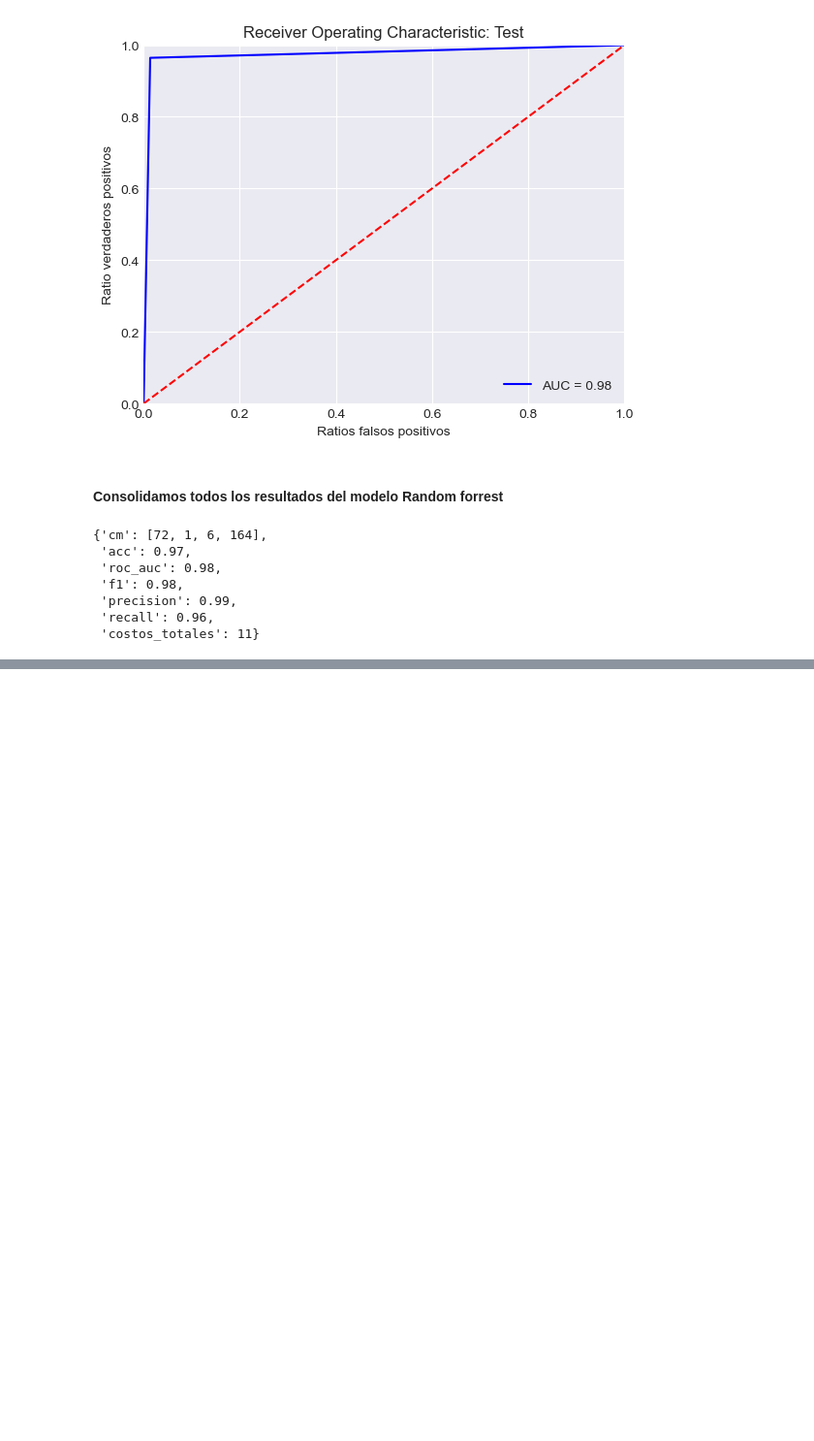
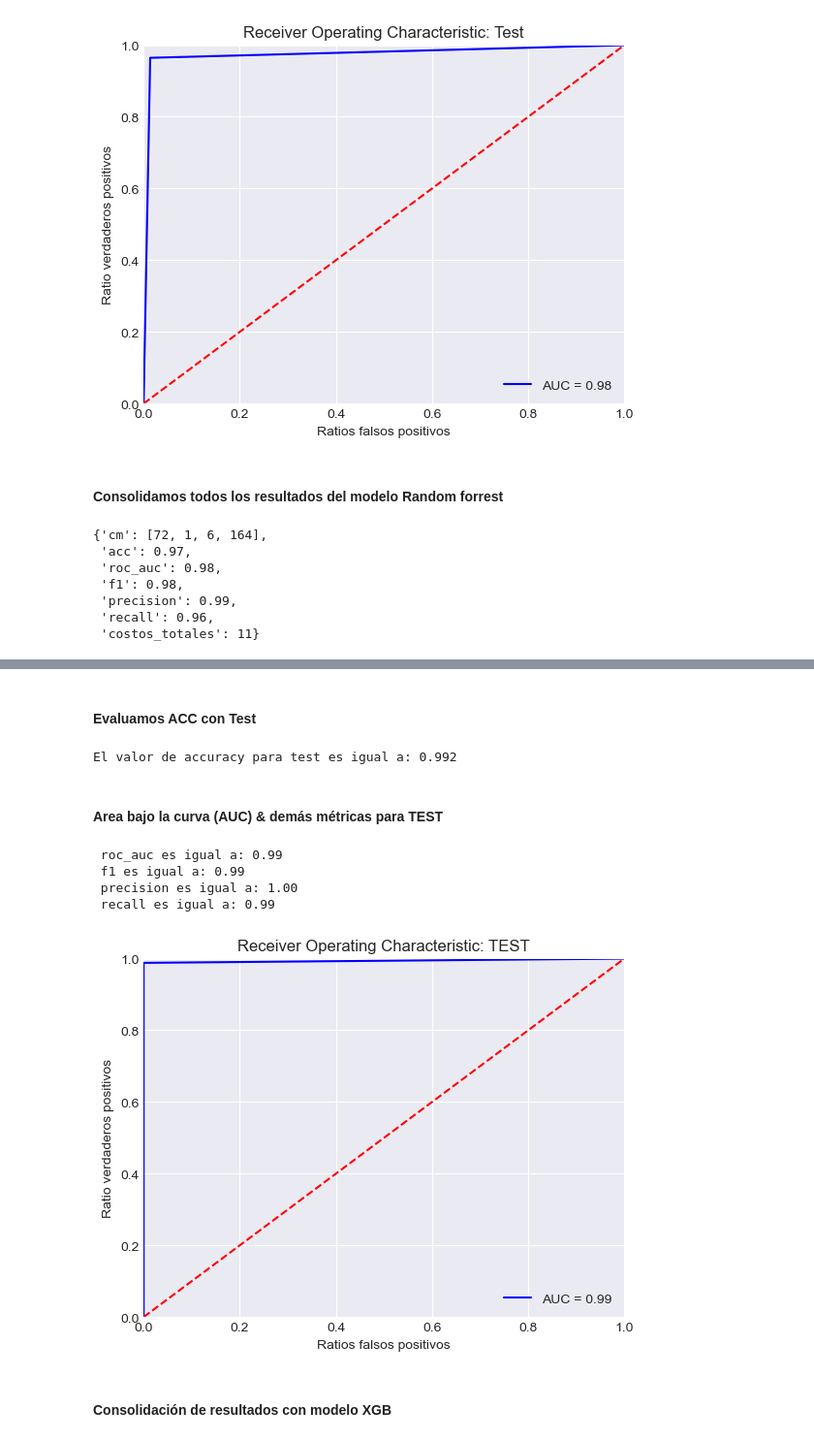
Before and after one commit to choppeb7/PC3-MBIT-AI, a Jupyter notebook: 03_Modelado.ipynb, the cells around one changed output, grey strips where cells are left out. Shown at 97% size. Drawn from its saved outputs; the diff is of its cells as text; code cells hidden in the pictures; blank space fills up the shorter version.

```diff
--- a/03_Modelado.ipynb
+++ b/03_Modelado.ipynb
@@ -913,0 +966,3 @@ c:\Users\CHOPPE\Documents\CEROSA 2024\anaconda\envs\ml_clean\lib\site-packages\x
+# %%
+y_pred_test=best_model_Xgb.predict(X_test)
+y_pred_prob=best_model_Xgb.predict_proba(X_test)
@@ -913,0 +987,43 @@ c:\Users\CHOPPE\Documents\CEROSA 2024\anaconda\envs\ml_clean\lib\site-packages\x
+# %% [markdown]
+#### Evaluamos ACC con Test
+# %%
+xgb_acc_test=accuracy_score(y_test, y_pred_test)
+print(F"El valor de accuracy para test es igual a: {xgb_acc_test:.3F} ")
+# %% [output]
+El valor de accuracy para test es igual a: 0.992
+# %% [markdown]
+#### Area bajo la curva (AUC) & demás métricas para TEST
+# %%
+# AUC & demás Métricas
+from sklearn.metrics import roc_auc_score, roc_curve, accuracy_score, confusion_matrix, f1_score, precision_score, recall_score
+
+fpr, tpr, threshold = roc_curve(y_test, y_pred_test)
+xgb_roc_auc_test = roc_auc_score(y_test, y_pred_test)
+xgb_f1_test = f1_score(y_test, y_pred_test)
+xgb_precision_test = precision_score(y_test, y_pred_test)
+xgb_recall_test = recall_score(y_test, y_pred_test)
+
+print(f" roc_auc es igual a: {xgb_roc_auc_test:.2f}")
+print(f" f1 es igual a: {xgb_f1_test:.2f}")
+print(f" precision es igual a: {xgb_precision_test:.2f}")
+print(f" recall es igual a: {xgb_recall_test:.2f}")
+# %% [output]
+ roc_auc es igual a: 0.99
+ f1 es igual a: 0.99
+ precision es igual a: 1.00
+ recall es igual a: 0.99
+# %%
+import matplotlib.pyplot as plt
+plt.title('Receiver Operating Characteristic: TEST')
+plt.plot(fpr, tpr, 'b', label = 'AUC = %0.2f' % xgb_roc_auc_test)
+plt.legend(loc = 'lower right')
+plt.plot([0, 1], [0, 1],'r--')
+plt.xlim([0, 1])
+plt.ylim([0, 1])
+plt.ylabel('Ratio verdaderos positivos')
+plt.xlabel('Ratios falsos positivos')
+plt.show()
+# %% [output]
+[figure, added]
+# %% [markdown]
+#### Consolidación de resultados con modelo XGB
```
Also changed, not shown: parts of 62 cells of this notebook, 17 other files.
